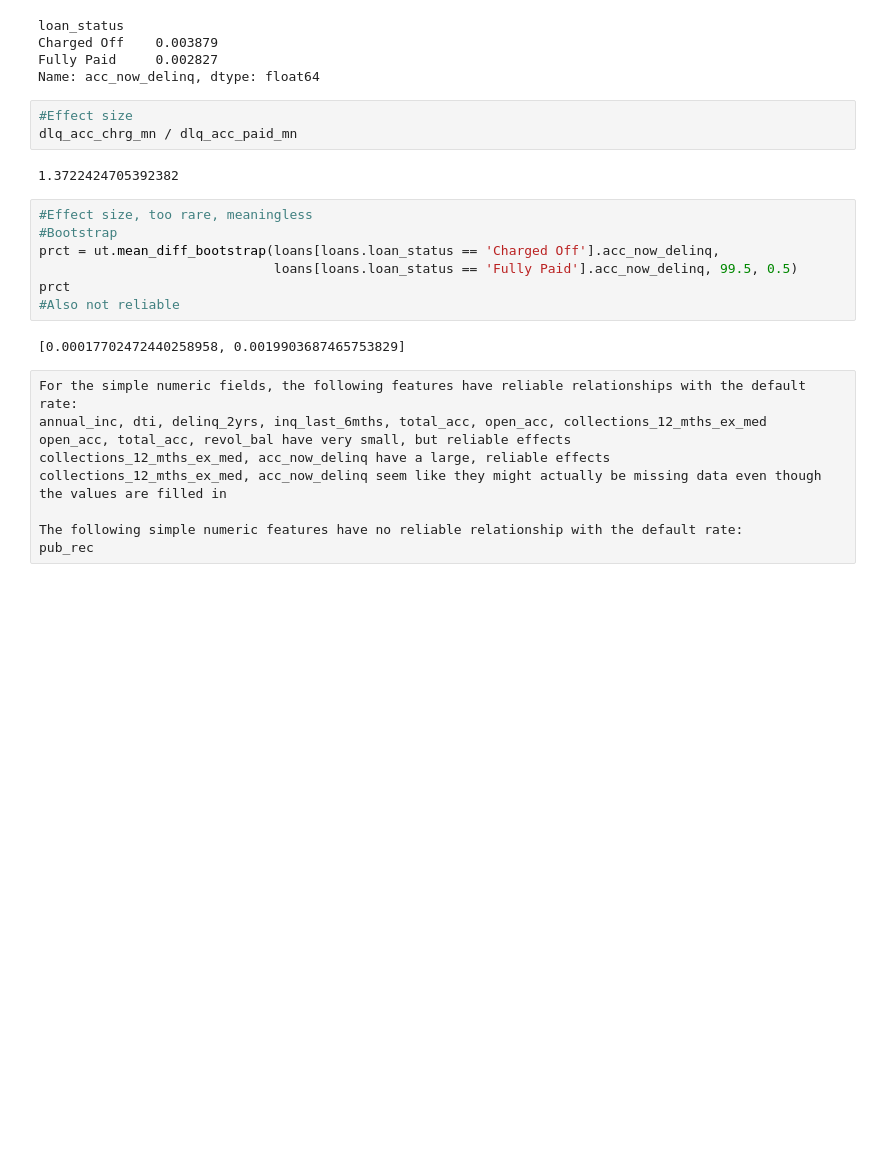
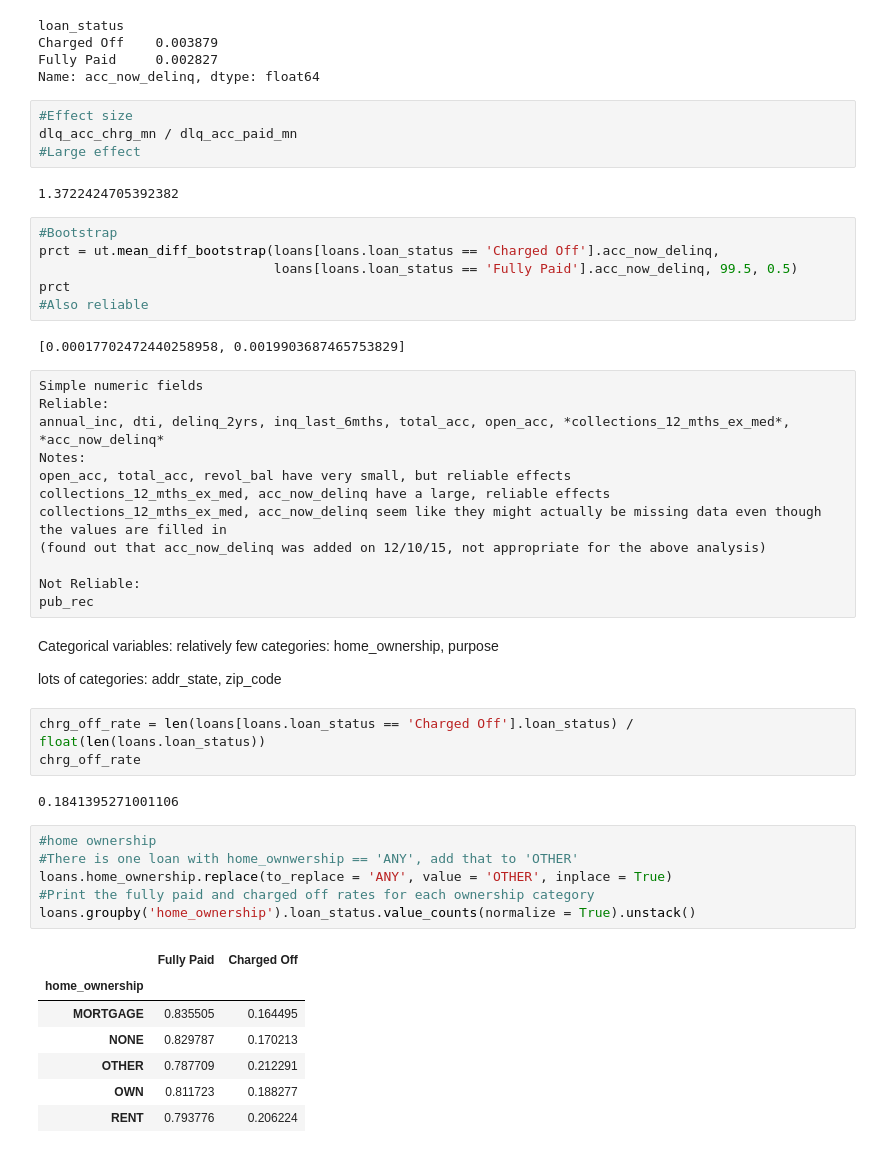
Before and after one commit to jsabrams/ds_workshop, a Jupyter notebook: capstone_project/data_exploration.ipynb, the cells around one changed output. Saved outputs shown, nothing was run; the diff lists cells and outputs as text; blank space fills up the shorter version.

Commit message:
hypothesis tests on categorical variables

```diff
--- a/capstone_project/data_exploration.ipynb
+++ b/capstone_project/data_exploration.ipynb
@@ -343,23 +343,52 @@ Name: acc_now_delinq, dtype: float64
 # %%
 #Effect size
 dlq_acc_chrg_mn / dlq_acc_paid_mn
+#Large effect
 # %% [output]
 1.3722424705392382
 # %%
-#Effect size, too rare, meaningless
 #Bootstrap
 prct = ut.mean_diff_bootstrap(loans[loans.loan_status == 'Charged Off'].acc_now_delinq,
                               loans[loans.loan_status == 'Fully Paid'].acc_now_delinq, 99.5, 0.5)
 prct
-#Also not reliable
+#Also reliable
 # %% [output]
 [0.00017702472440258958, 0.0019903687465753829]
 # %% [raw]
-For the simple numeric fields, the following features have reliable relationships with the default rate:
-annual_inc, dti, delinq_2yrs, inq_last_6mths, total_acc, open_acc, collections_12_mths_ex_med
+Simple numeric fields
+Reliable:
+annual_inc, dti, delinq_2yrs, inq_last_6mths, total_acc, open_acc, *collections_12_mths_ex_med*, *acc_now_delinq*
+Notes:
 open_acc, total_acc, revol_bal have very small, but reliable effects
 collections_12_mths_ex_med, acc_now_delinq have a large, reliable effects
 collections_12_mths_ex_med, acc_now_delinq seem like they might actually be missing data even though the values are filled in
+(found out that acc_now_delinq was added on 12/10/15, not appropriate for the above analysis)
 
-The following simple numeric features have no reliable relationship with the default rate:
+Not Reliable:
 pub_rec
+# %% [markdown]
+Categorical variables:
+relatively few categories:
+home_ownership, purpose
+
+lots of categories:
+addr_state, zip_code
+# %%
+chrg_off_rate = len(loans[loans.loan_status == 'Charged Off'].loan_status) / float(len(loans.loan_status))
+chrg_off_rate
+# %% [output]
+0.1841395271001106
+# %%
+#home ownership
+#There is one loan with home_ownwership == 'ANY', add that to 'OTHER'
+loans.home_ownership.replace(to_replace = 'ANY', value = 'OTHER', inplace = True)
+#Print the fully paid and charged off rates for each ownership category
+loans.groupby('home_ownership').loan_status.value_counts(normalize = True).unstack()
+# %% [output]
+|  | Fully Paid | Charged Off |
+| home_ownership |  |  |
+| MORTGAGE | 0.835505 | 0.164495 |
+| NONE | 0.829787 | 0.170213 |
+| OTHER | 0.787709 | 0.212291 |
+| OWN | 0.811723 | 0.188277 |
+| RENT | 0.793776 | 0.206224 |
```
Also changed, not shown: parts of 47 cells of this notebook.
